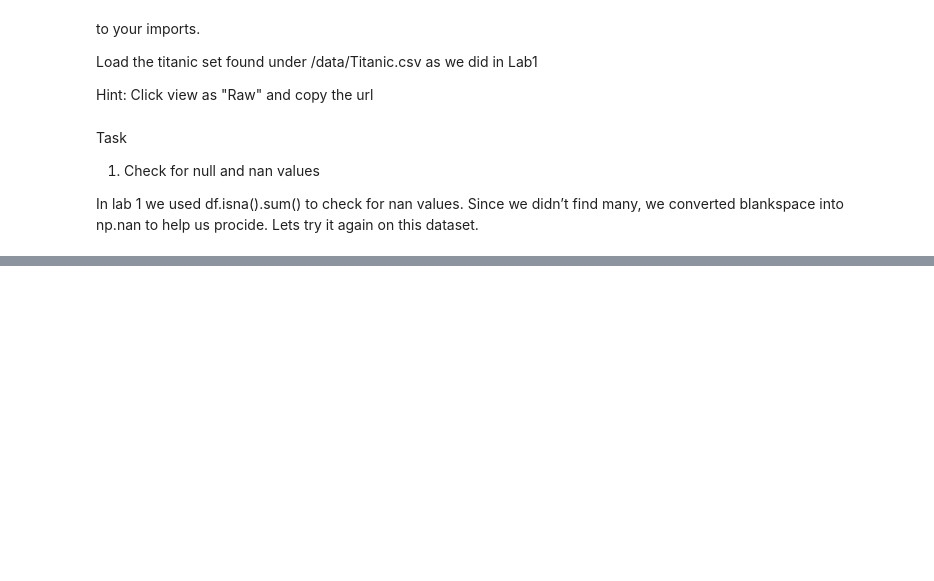
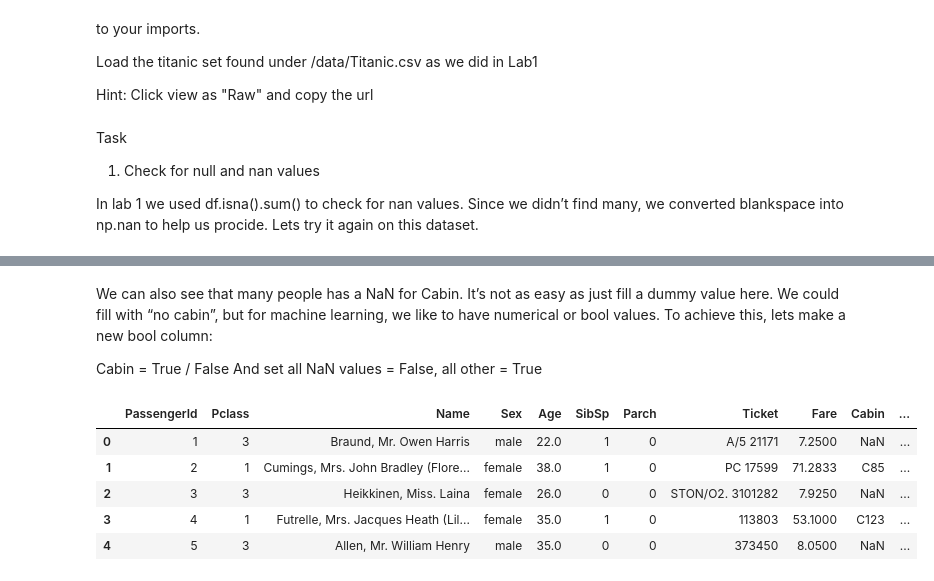
Before and after one commit to ingridlunde/Lab-2023-DAVE3625, a Jupyter notebook: Lab 2/lab-2.ipynb, the cells around one changed output, grey strips where cells are left out. Cells and saved outputs as stored; diff of their text form; code cells hidden in the pictures; blank space fills up the shorter version.

```diff
--- a/Lab 2/lab-2.ipynb
+++ b/Lab 2/lab-2.ipynb
@@ -28,0 +49,3 @@ In lab 1 we used df.isna().sum() to check for nan values. Since we didn’t find
+# %%
+# Fill nan value with median of age
+df["Age"] = df["Age"].fillna(df["Age"].median())
@@ -29,2 +68,4 @@ In lab 1 we used df.isna().sum() to check for nan values. Since we didn’t find
+# %%
+df["Fare"] = df["Fare"].fillna(df["Fare"].median())
 # %%
 df.isna().sum()
@@ -30,0 +85,2 @@ df.isna().sum()
+# %%
+df["Embarked"]=df["Embarked"].fillna("S")
@@ -30,0 +102,16 @@ df.isna().sum()
+# %% [markdown]
+We can also see that many people has a NaN for Cabin. It’s not as easy as just fill a dummy value here. We could fill with “no cabin”, but for machine learning, we like to have numerical or bool values. To achieve this, lets make a new bool column:
+
+Cabin = True / False And set all NaN values = False, all other = True
+# %%
+# Get the wrong boolean, needs to use ~ to get the correct one
+df["HasCabin"]= ~df.Cabin.isnull()
+# %%
+df.head()
+# %% [output]
+|  | PassengerId | Pclass | Name | Sex | Age | SibSp | Parch | Ticket | Fare | Cabin | ... |
+| 0 | 1 | 3 | Braund, Mr. Owen Harris | male | 22.0 | 1 | 0 | A/5 21171 | 7.2500 | NaN | ... |
+| 1 | 2 | 1 | Cumings, Mrs. John Bradley (Flore... | female | 38.0 | 1 | 0 | PC 17599 | 71.2833 | C85 | ... |
+| 2 | 3 | 3 | Heikkinen, Miss. Laina | female | 26.0 | 0 | 0 | STON/O2. 3101282 | 7.9250 | NaN | ... |
+| 3 | 4 | 1 | Futrelle, Mrs. Jacques Heath (Lil... | female | 35.0 | 1 | 0 | 113803 | 53.1000 | C123 | ... |
+| 4 | 5 | 3 | Allen, Mr. William Henry | male | 35.0 | 0 | 0 | 373450 | 8.0500 | NaN | ... |
```
Also changed, not shown: parts of 24 cells of this notebook.
